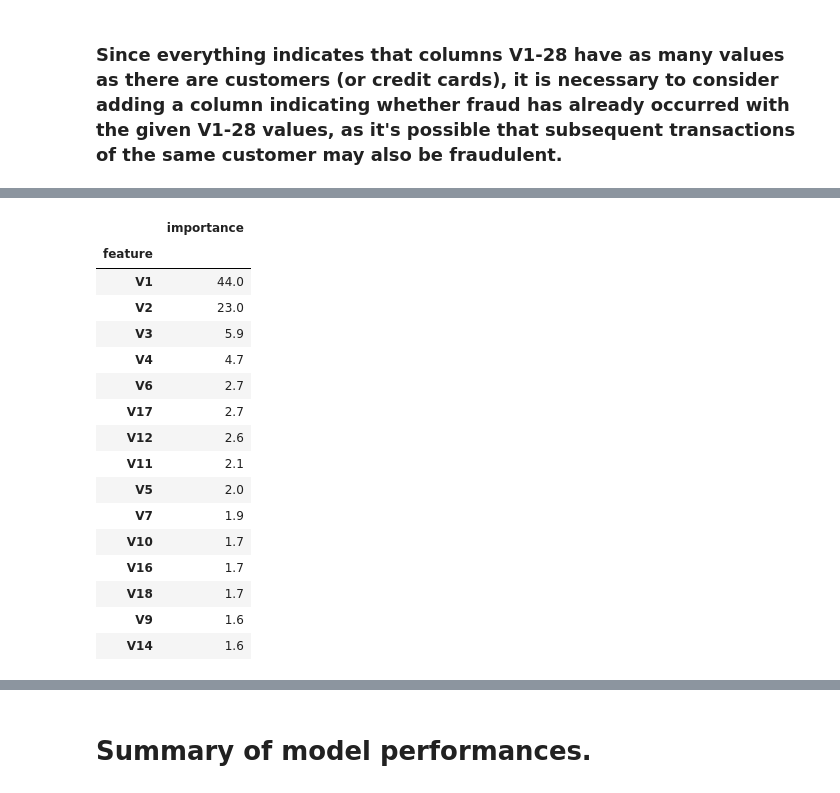
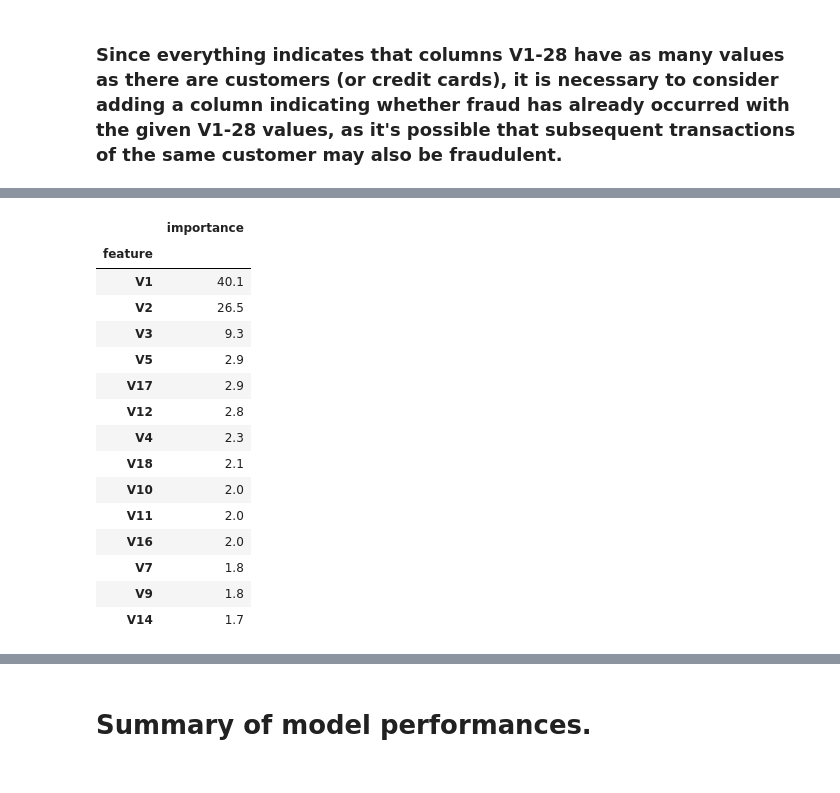
Before and after one commit to ErykLanga/Credit_Card_Fraud_Detection, a Jupyter notebook: Eryk Langa - Credit_Card_Fraud_Detection.ipynb, the cells around one changed output, grey strips where cells are left out. Drawn from its saved outputs; the diff is of its cells as text; code cells hidden in the pictures.

```diff
--- a/Eryk Langa - Credit_Card_Fraud_Detection.ipynb
+++ b/Eryk Langa - Credit_Card_Fraud_Detection.ipynb
@@ -1516,0 +757,3 @@ display(feature_importances)
+# %%
+cols_to_drop_test = [x for x in X_test.columns.tolist() if x not in X_train.columns.tolist()]
+cols_to_drop_test
@@ -1516,0 +777,3 @@ display(feature_importances)
+# %%
+X_test = X_test.drop(cols_to_drop_test, axis=1)
+X_test
@@ -1516,0 +978,35 @@ display(feature_importances)
+# %%
+start_time = time.time()
+
+steps = [
+    ('scaler', StandardScaler()),
+    ('pca', PCA()),
+    ('model', XGBClassifier())
+]
+
+pipeline_XGB = Pipeline(steps=steps)
+pipeline_XGB.fit(X_train, y_train)
+
+time_pipeline_XGB = round(time.time() - start_time, 2)
+
+preds = pipeline_XGB.predict(X_test)
+metrics = [accuracy_score, precision_score, recall_score, f1_score]
+metrics_name = ['Accuracy', 'Precision', 'Recall', 'F1']
+
+metrics_pipeline_XGB = [[name, round(metric(preds, y_test),4)]
+                                for metric, name in zip(metrics, metrics_name)] + [
+                                ['Time', time_pipeline_XGB]
+                                ]
+
+metrics_pipeline_XGB = pd.DataFrame(metrics_pipeline_XGB,
+                                            columns=('', 'XGB')).set_index('', inplace=False)
+
+feature_importances = pd.DataFrame({"feature": X_train.columns,
+             "importance": (pipeline_XGB.named_steps['model'].feature_importances_ * 100).round(1),
+             }
+            ).sort_values("importance", ascending=False)
+
+feature_importances.set_index('feature', inplace=True)
+
+display(metrics_pipeline_XGB)
+display(feature_importances)
@@ -1667,11 +1184,11 @@ pipeline_Forest_sm.fit(X_train_sm, y_train_sm)
 
 time_pipeline_Forest_sm = round(time.time() - start_time, 2)
 
-preds = pipeline_Forest_sm.predict(X_test_sm)
+preds = pipeline_Forest_sm.predict(X_test)
 metrics = [accuracy_score, precision_score, recall_score, f1_score]
 metrics_name = ['Accuracy', 'Precision', 'Recall', 'F1']
 
-metrics_pipeline_Forest_sm = [[name, round(metric(preds, y_test_sm),4)]
+metrics_pipeline_Forest_sm = [[name, round(metric(preds, y_test),4)]
                                 for metric, name in zip(metrics, metrics_name)] + [
                                 ['Time', time_pipeline_Forest_sm]
                                 ]
@@ -1699,20 +1216,19 @@ display(feature_importances)
 |  | importance |
 | feature |  |
-| V1 | 44.0 |
-| V2 | 23.0 |
-| V3 | 5.9 |
-| V4 | 4.7 |
-| V6 | 2.7 |
-| V17 | 2.7 |
-| V12 | 2.6 |
-| V11 | 2.1 |
-| V5 | 2.0 |
-| V7 | 1.9 |
-| V10 | 1.7 |
-| V16 | 1.7 |
-| V18 | 1.7 |
-| V9 | 1.6 |
-| V14 | 1.6 |
+| V1 | 40.1 |
+| V2 | 26.5 |
+| V3 | 9.3 |
+| V5 | 2.9 |
+| V17 | 2.9 |
+| V12 | 2.8 |
+| V4 | 2.3 |
+| V18 | 2.1 |
+| V10 | 2.0 |
+| V11 | 2.0 |
+| V16 | 2.0 |
+| V7 | 1.8 |
+| V9 | 1.8 |
+| V14 | 1.7 |
 # %%
 start_time = time.time()
 
```
Also changed, not shown: parts of 173 cells of this notebook.
